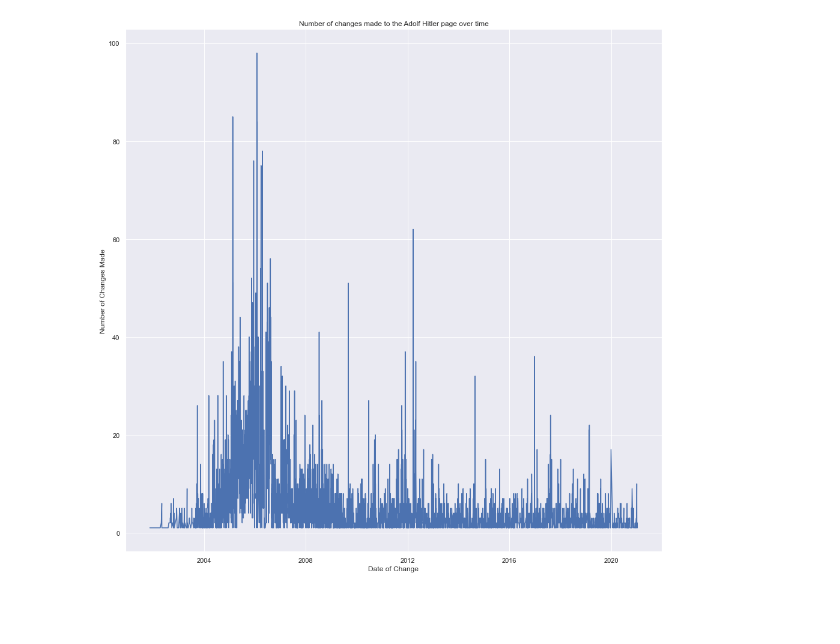
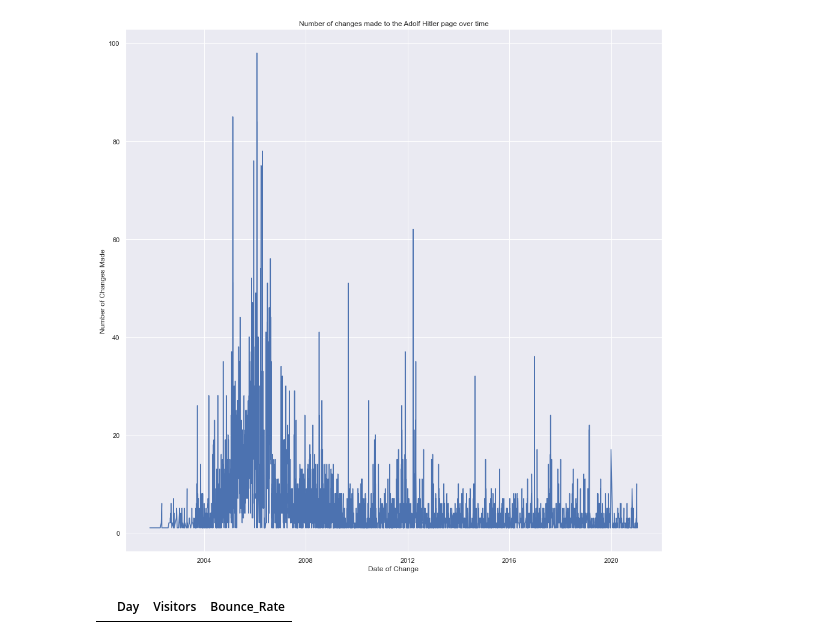
Before and after one commit to alzulas/Data_Incubator, a Jupyter notebook: WIkipedia.ipynb, the cells around one changed output. Cells and saved outputs as stored; diff of their text form; code cells hidden in the pictures; blank space fills up the shorter version.

```diff
--- a/WIkipedia.ipynb
+++ b/WIkipedia.ipynb
@@ -220,3 +270,13 @@ plt.show()
 # %% [output]
 <class 'pandas.core.series.Series'>
 [figure]
+# %%
+web_stats = {'Day': [1, 2, 3, 4, 2, 6],
+             'Visitors': [43, 43, 34, 23, 43, 23],
+             'Bounce_Rate': [3, 2, 4, 3, 5, 5]}
+df_test = pd.DataFrame(web_stats)
+#df_test.iloc[0:0]
+
+df_test.head()
+# %% [output]
+|  | Day | Visitors | Bounce_Rate |
```
Also changed, not shown: parts of 6 cells of this notebook.
